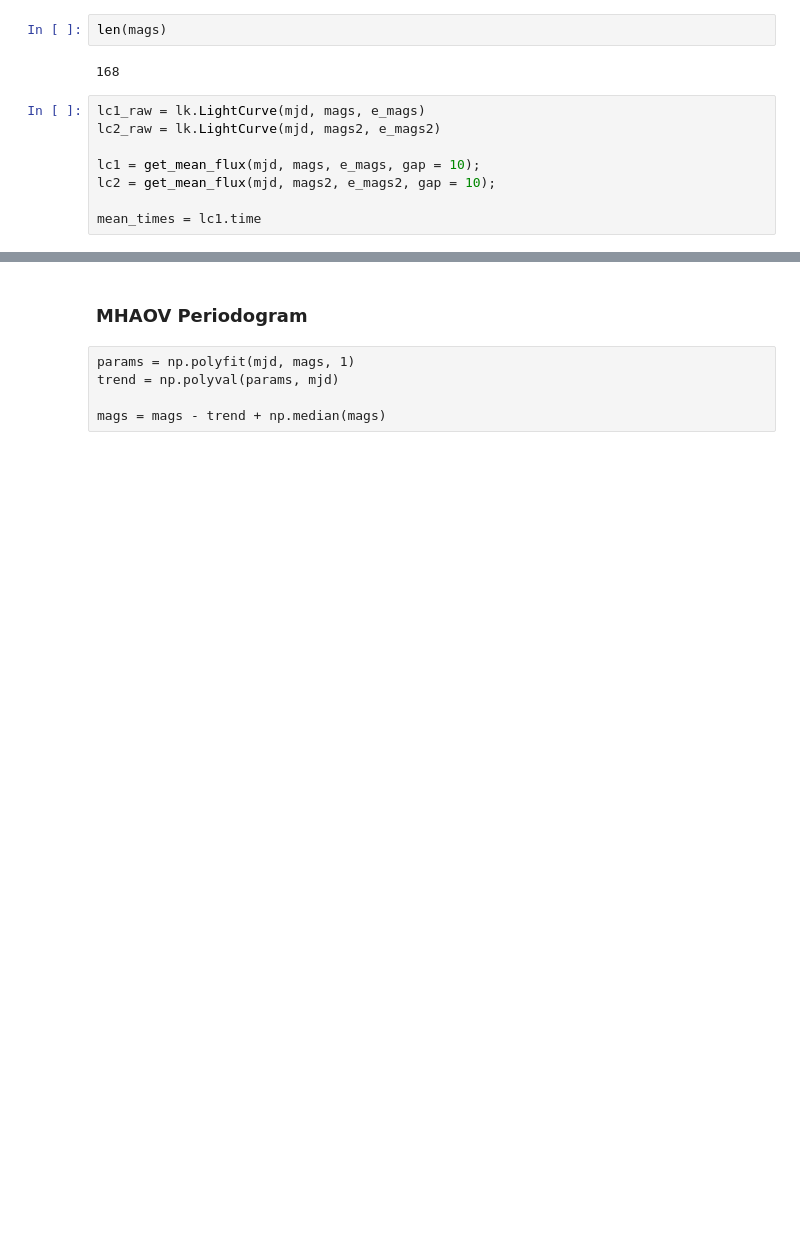
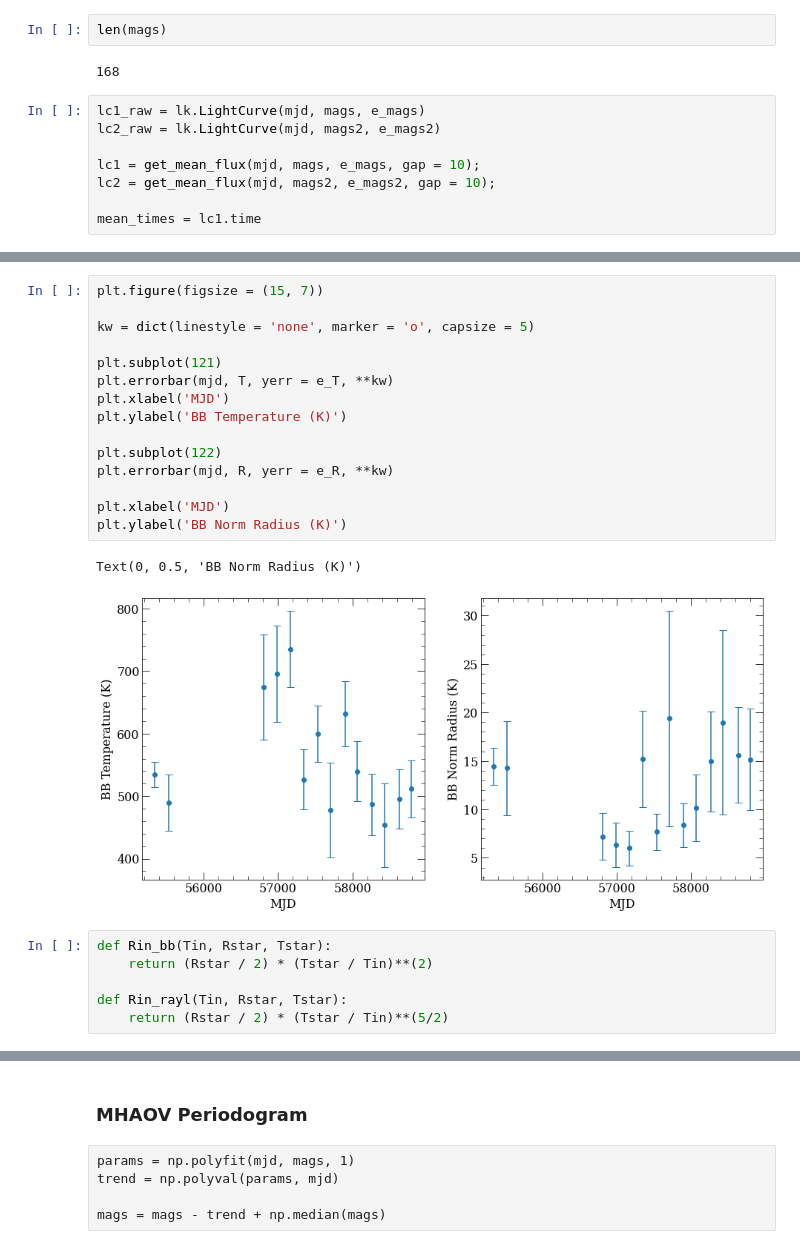
Before and after one commit to renlliang3/d62, a Jupyter notebook: 03_wise_lc_pm.ipynb, the cells around one changed output, grey strips where cells are left out. Drawn from its saved outputs; the diff is of its cells as text; blank space fills up the shorter version.

```diff
--- a/03_wise_lc_pm.ipynb
+++ b/03_wise_lc_pm.ipynb
@@ -195,0 +286,24 @@ initialized with atm_type = H and bands = ['W1']
+# %%
+plt.figure(figsize = (15, 7))
+
+kw = dict(linestyle = 'none', marker = 'o', capsize = 5)
+
+plt.subplot(121)
+plt.errorbar(mjd, T, yerr = e_T, **kw)
+plt.xlabel('MJD')
+plt.ylabel('BB Temperature (K)')
+
+plt.subplot(122)
+plt.errorbar(mjd, R, yerr = e_R, **kw)
+
+plt.xlabel('MJD')
+plt.ylabel('BB Norm Radius (K)')
+# %% [output]
+Text(0, 0.5, 'BB Norm Radius (K)')
+[figure, added]
+# %%
+def Rin_bb(Tin, Rstar, Tstar):
+    return (Rstar / 2) * (Tstar / Tin)**(2)
+
+def Rin_rayl(Tin, Rstar, Tstar):
+    return (Rstar / 2) * (Tstar / Tin)**(5/2)
```
Also changed, not shown: parts of 9 cells of this notebook, 5 other files.
